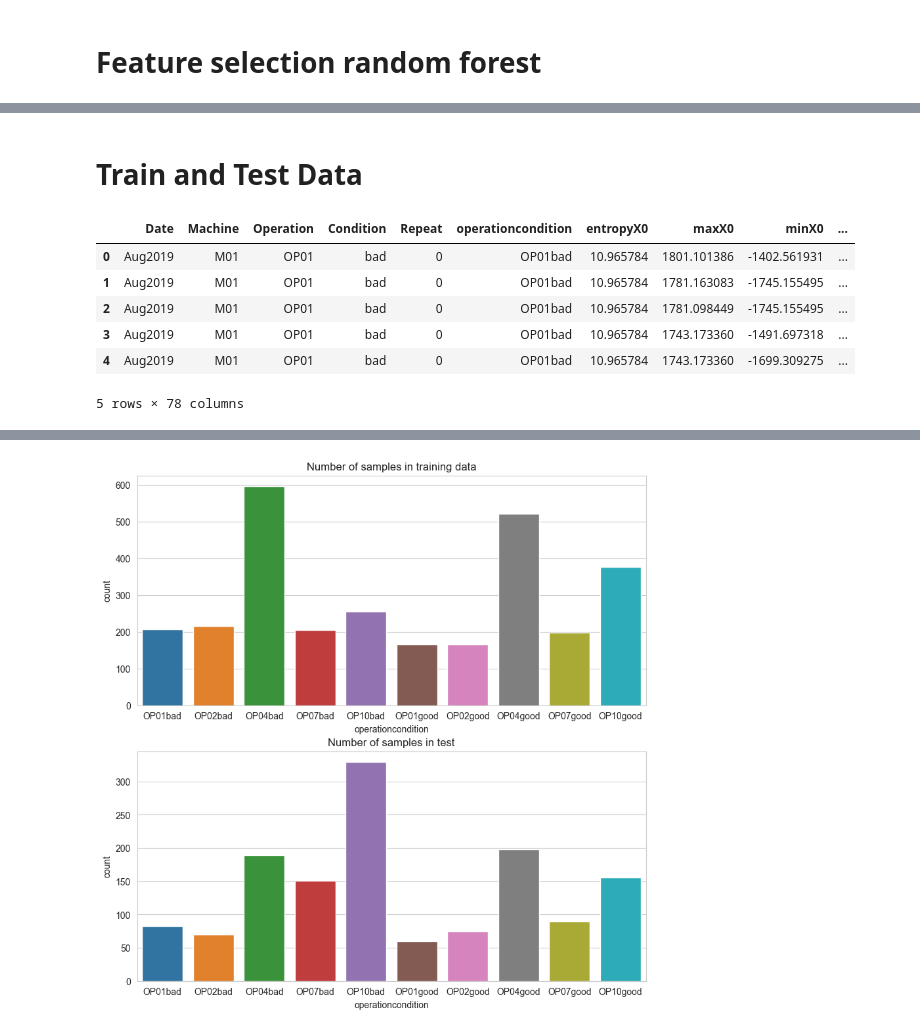
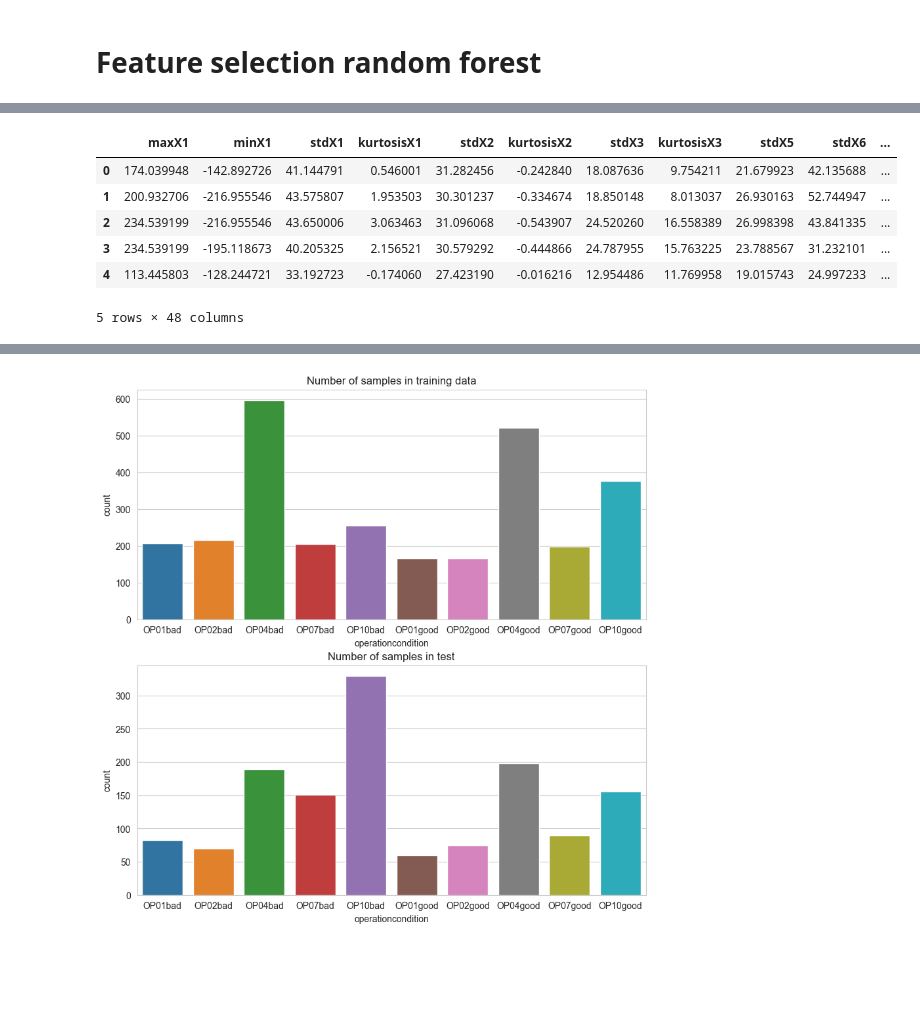
Before and after one commit to AbbasHussain72/Wavelet-featre-extraction-, a Jupyter notebook: current_wavelet_Transform_Technique.ipynb, the cells around one changed output, grey strips where cells are left out. Cells and saved outputs as stored; diff of their text form; code cells hidden in the pictures; blank space fills up the shorter version.

```diff
--- a/current_wavelet_Transform_Technique.ipynb
+++ b/current_wavelet_Transform_Technique.ipynb
@@ -532,7 +525,7 @@ wavelet_feature_m.head(10)
 #This will create the data list according to 'newcol'
 import pywt
 w = pywt.Wavelet ('dmey')
-level = 2
+level = 3
 wavelet_feature_all = pd.DataFrame()
 #wavelet_feature_test = pd.DataFrame()
 data = df
@@ -581,7 +574,7 @@ for i in data['newcol'].unique():
         for val in colvalue:
             data_wave = df1[val].values
             wp = pywt.WaveletPacket(data_wave,w, maxlevel = level) # Wavelet packet transformation
-            packet_names = [node.path for node in wp.get_level(level, "natural")]
+            packet_names = [node.path for node in wp.get_level(level, "freq")]
             for v in range(len(packet_names)):
                 new_wp = pywt.WaveletPacket(data = None , wavelet = w , maxlevel = level)
                 new_wp[packet_names[v]] = wp[packet_names[v]].data
@@ -595,7 +588,7 @@ for i in data['newcol'].unique():
                 wavelet_feature['std'+ val + str(v)]  = [np.std (reconstructed_signal)]
                 wavelet_feature['skew'+ val + str(v)]  = [stats.skew(reconstructed_signal)]
                 wavelet_feature['kurtosis'+ val + str(v)]  = [stats.kurtosis(reconstructed_signal)]
-                wavelet_feature['Energy'+ val + str(v)]  = [(np.sum(reconstructed_signal**2))/len(reconstructed_signal)]
+                # wavelet_feature['Energy'+ val + str(v)]  = [(np.sum(reconstructed_signal**2))/len(reconstructed_signal)]
 
 
         wavelet_feature_j = wavelet_feature_j.append(wavelet_feature)
@@ -716,12 +722,10 @@ weighted avg       0.93      0.92      0.92       862
-# %% [markdown]
-# Train and Test Data
 # %%
-wavelet_feature_all.head()
+X_new.head()
 # %% [output]
-|  | Date | Machine | Operation | Condition | Repeat | operationcondition | entropyX0 | maxX0 | minX0 | ... |
-| 0 | Aug2019 | M01 | OP01 | bad | 0 | OP01bad | 10.965784 | 1801.101386 | -1402.561931 | ... |
-| 1 | Aug2019 | M01 | OP01 | bad | 0 | OP01bad | 10.965784 | 1781.163083 | -1745.155495 | ... |
-| 2 | Aug2019 | M01 | OP01 | bad | 0 | OP01bad | 10.965784 | 1781.098449 | -1745.155495 | ... |
-| 3 | Aug2019 | M01 | OP01 | bad | 0 | OP01bad | 10.965784 | 1743.173360 | -1491.697318 | ... |
-| 4 | Aug2019 | M01 | OP01 | bad | 0 | OP01bad | 10.965784 | 1743.173360 | -1699.309275 | ... |
+|  | maxX1 | minX1 | stdX1 | kurtosisX1 | stdX2 | kurtosisX2 | stdX3 | kurtosisX3 | stdX5 | stdX6 | ... |
+| 0 | 174.039948 | -142.892726 | 41.144791 | 0.546001 | 31.282456 | -0.242840 | 18.087636 | 9.754211 | 21.679923 | 42.135688 | ... |
+| 1 | 200.932706 | -216.955546 | 43.575807 | 1.953503 | 30.301237 | -0.334674 | 18.850148 | 8.013037 | 26.930163 | 52.744947 | ... |
+| 2 | 234.539199 | -216.955546 | 43.650006 | 3.063463 | 31.096068 | -0.543907 | 24.520260 | 16.558389 | 26.998398 | 43.841335 | ... |
+| 3 | 234.539199 | -195.118673 | 40.205325 | 2.156521 | 30.579292 | -0.444866 | 24.787955 | 15.763225 | 23.788567 | 31.232101 | ... |
+| 4 | 113.445803 | -128.244721 | 33.192723 | -0.174060 | 27.423190 | -0.016216 | 12.954486 | 11.769958 | 19.015743 | 24.997233 | ... |
-5 rows × 78 columns
+5 rows × 48 columns
```
Also changed, not shown: parts of 26 cells of this notebook.
